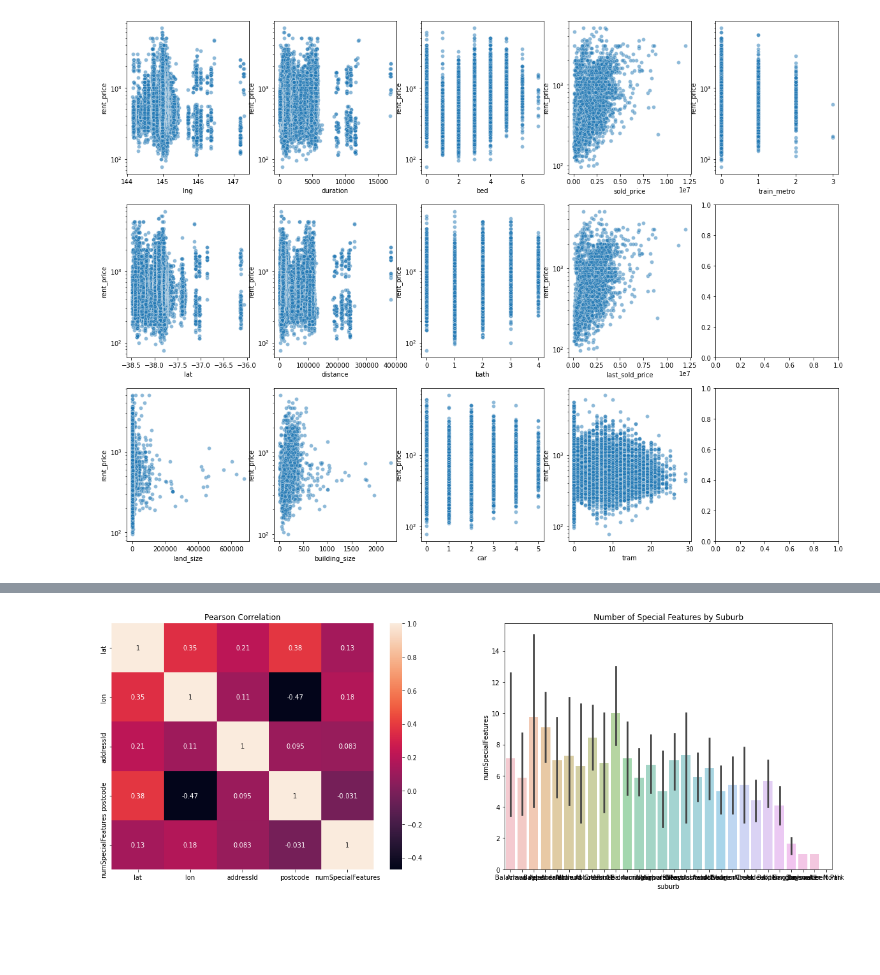
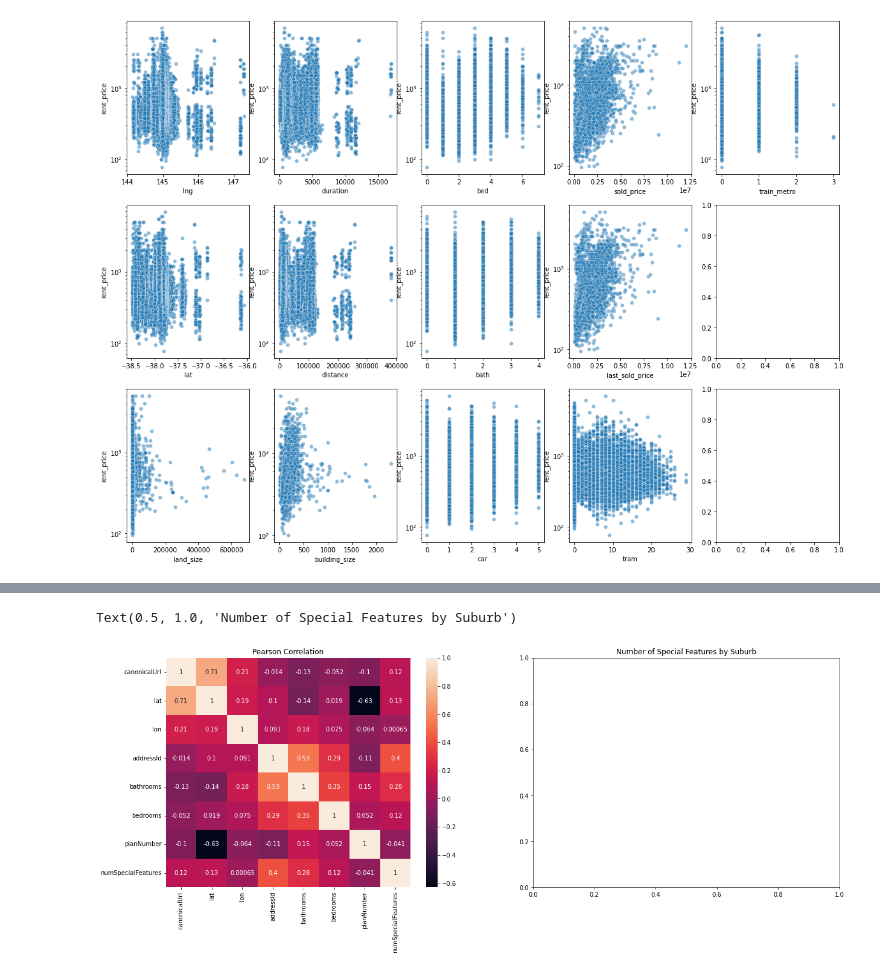
Before and after one commit to MAST30034-Applied-Data-Science/generic-real-estate-consulting-project-group-59, a Jupyter notebook: notebooks/Internal Features.ipynb, the cells around one changed output, grey strips where cells are left out. Saved outputs shown, nothing was run; the diff lists cells and outputs as text; code cells hidden in the pictures; blank space fills up the shorter version.

```diff
--- a/notebooks/Internal Features.ipynb
+++ b/notebooks/Internal Features.ipynb
@@ -252,7 +255,7 @@ fig.savefig("../plots/prop_rent_scatter.png")
 # %%
 
 # Read the property data
-propertyData = pd.read_csv("../data/raw/properties.csv")
+propertyData = pd.read_csv("../data/raw/properties.csv", index_col=0)
 
 propertyData.head()
 # %% [output]
@@ -266,7 +279,7 @@ propertyData.head()
 # %%
 
 # Get the number of special features
-propertyData["numSpecialFeatures"] = propertyData["numFeatures"].dropna()\
+propertyData["numSpecialFeatures"] = propertyData["created"].dropna()\
     .apply(lambda s : len(s.split(" ")))
 
 propertyData = propertyData.sort_values(by = "numSpecialFeatures", ascending = False)
@@ -283,20 +297,21 @@ propertyData.head()
 # %%
 
 figure, (axis1, axis2) = plt.subplots(nrows = 1, ncols = 2, figsize = (20, 7))
 
-sns.heatmap(propertyData.corr(method = "pearson"), annot = True, ax = axis1)
+sns.heatmap(propertyData.drop(['numFeatures','suburb'],axis=1).corr(method = "pearson"), annot = True, ax = axis1)
 axis1.set_title("Pearson Correlation")
 
-sns.barplot(
-    data = propertyData, x = "suburb", y = "numSpecialFeatures",
-    alpha = 0.5, ax = axis2
-)
+# sns.barplot(
+#     data = propertyData, x = "suburb", y = "numSpecialFeatures",
+#     alpha = 0.5, ax = axis2# , orientation='h'
+# )
 
 axis2.set_title("Number of Special Features by Suburb")
 
-figure.savefig("../plots/propertyDataSpecialFeatures.png")
+#figure.savefig("../plots/propertyDataSpecialFeatures.png")
 # %% [output]
+Text(0.5, 1.0, 'Number of Special Features by Suburb')
-[figure, old version]
+[figure, new version]
 # %%
 
 propertyData[["suburbName"]] = propertyData[["suburb"]]
```
Also changed, not shown: parts of 5 cells of this notebook, 2 other files.
